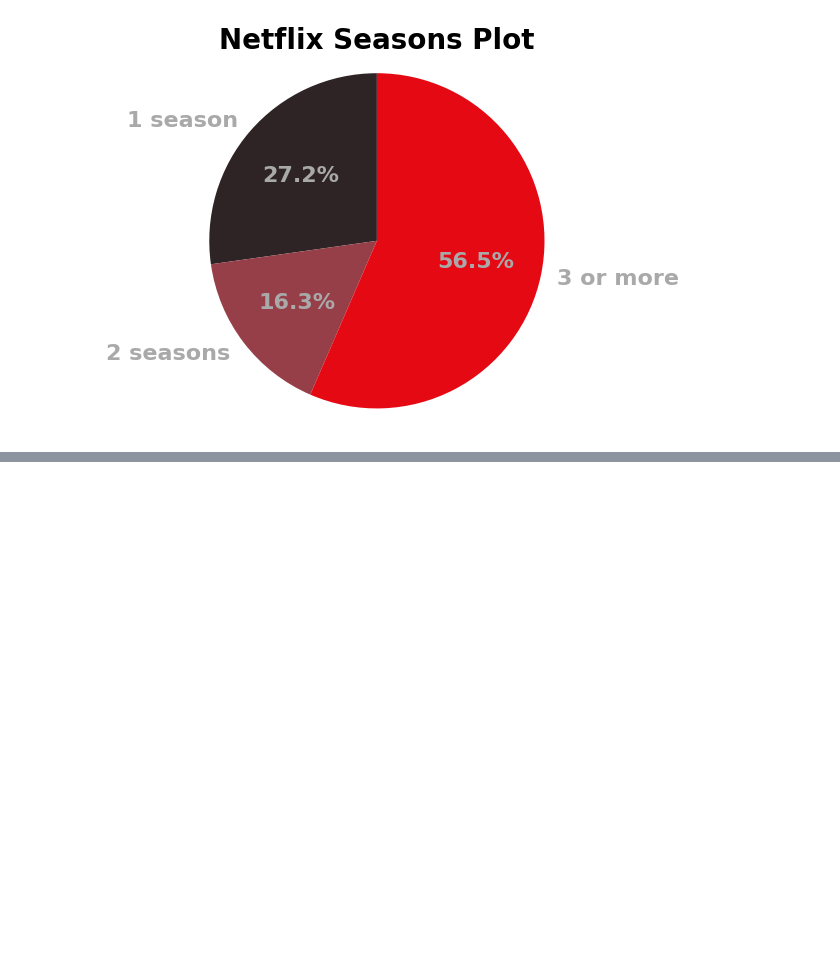
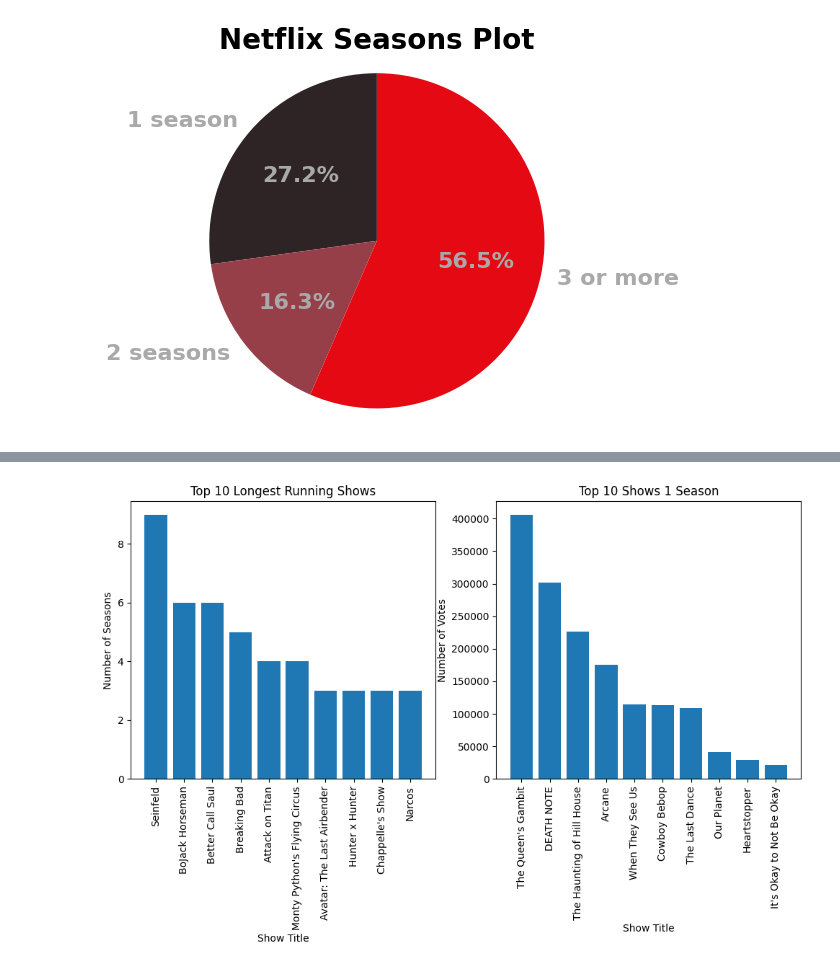
Before and after one commit to ortizfram/Netflix-Top-Rated-Movies-and-TV-Shows, a Jupyter notebook: Netflix Top Rated.ipynb, the cells around one changed output, grey strips where cells are left out. Cells and saved outputs as stored; diff of their text form; code cells hidden in the pictures; blank space fills up the shorter version.

Commit message:
plot longest runing shows and seasons numbers, plot shows 1 season and votes

```diff
--- a/Netflix Top Rated.ipynb
+++ b/Netflix Top Rated.ipynb
@@ -257,0 +262,45 @@ plt.show()
+# %%
+## 1st plot selection face
+# Get the top 10 longest running shows
+top10_longest_s = three_more_s.head(10).sort_values(by='NUMBER_OF_SEASONS', ascending=False)
+# Select the columns you want, and reset the index
+select_cols = top10_longest_s[["TITLE","NUMBER_OF_SEASONS"]].reset_index(drop=True)
+
+
+## 2nd plot selection face
+# Get the shows with 1 season
+only_one_s =  one_s.head(10).sort_values(by='NUMBER_OF_VOTES', ascending=False) # variables used above one_s
+# Select the columns you want, and reset the index
+one_s_cols = only_one_s[["TITLE","NUMBER_OF_VOTES"]].reset_index(drop=True)
+
+
+
+# Create a figure and set of subplots
+fig, ax = plt.subplots(1, 2, figsize=(12, 5))
+
+
+# Plot the data for top 10 longest running shows
+ax[0].bar(select_cols["TITLE"], select_cols["NUMBER_OF_SEASONS"])
+# Add the title
+ax[0].set_title("Top 10 Longest Running Shows")
+# Add x and y axis labels
+ax[0].set_xlabel("Show Title")
+ax[0].set_ylabel("Number of Seasons")
+# Rotate the x-axis labels to make them readable
+ax[0].set_xticklabels(select_cols["TITLE"], rotation=90)
+
+
+# Plot the data for shows with 1 season
+ax[1].bar(one_s_cols["TITLE"], one_s_cols["NUMBER_OF_VOTES"])
+# Add the title
+ax[1].set_title("Top 10 Shows 1 Season")
+# Add x and y axis labels
+ax[1].set_xlabel("Show Title")
+ax[1].set_ylabel("Number of Votes")
+# Rotate the x-axis labels to make them readable
+ax[1].set_xticklabels(one_s_cols["TITLE"], rotation=90)
+
+
+plt.show()
+# %% [output]
+[figure, added]
```
Also changed, not shown: parts of 2 cells of this notebook.
